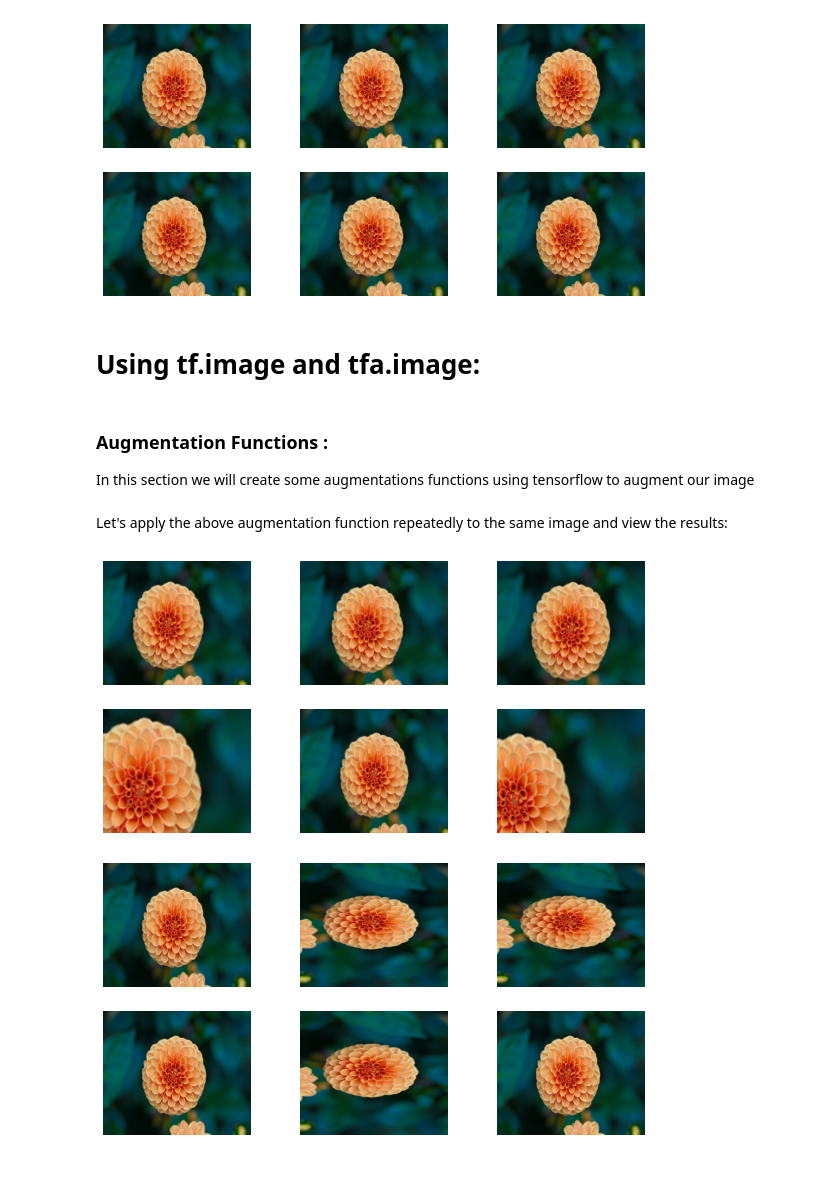
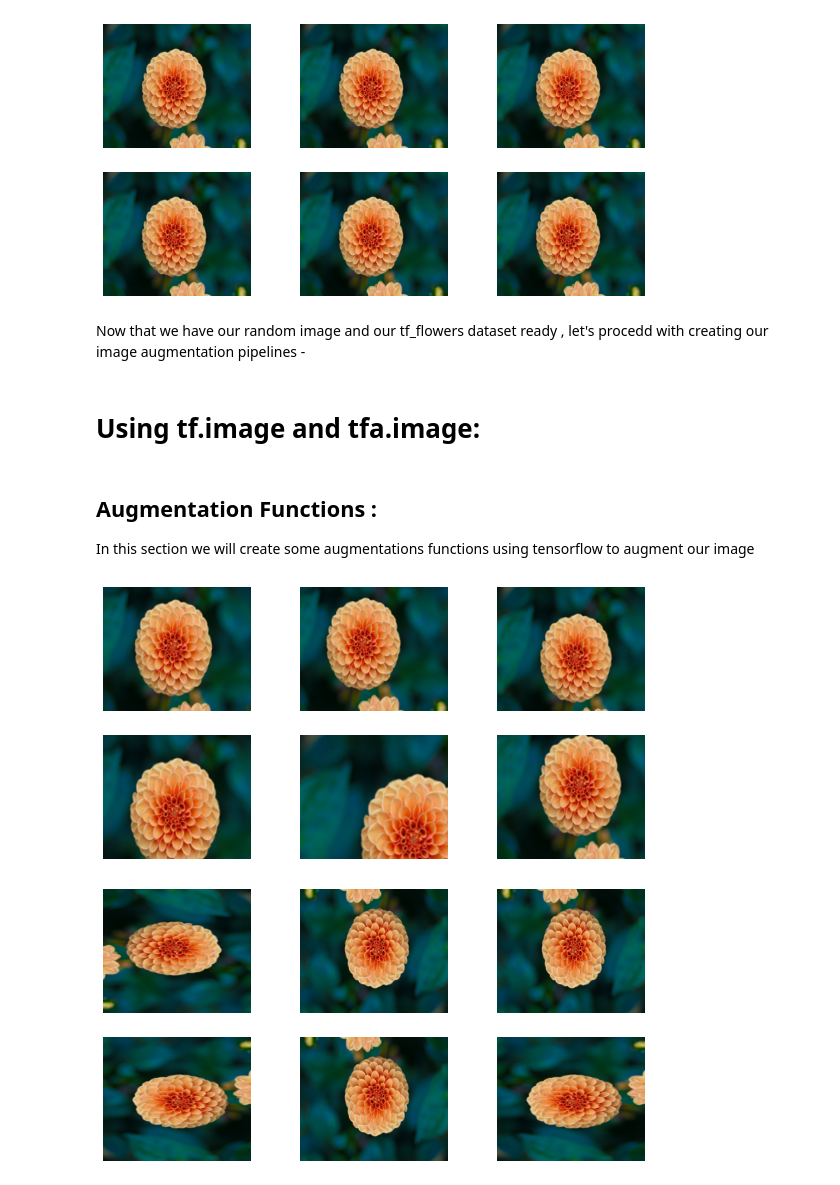
Before and after one commit to benihime91/blog, a Jupyter notebook: _notebooks/2020-11-15-image-augmentation-tensorflow.ipynb, the cells around one changed output. Drawn from its saved outputs; the diff is of its cells as text; code cells hidden in the pictures.

```diff
--- a/_notebooks/2020-11-15-image-augmentation-tensorflow.ipynb
+++ b/_notebooks/2020-11-15-image-augmentation-tensorflow.ipynb
@@ -73,38 +129,43 @@ for _ in range(9):
 show_image_batch(sample_batch)
 # %% [output]
 [figure]
+# %% [markdown]
+Now that we have our random image and our tf_flowers dataset ready , let's procedd with creating our image augmentation pipelines -
 # %% [markdown]
 # Using tf.image and tfa.image:
 # %% [markdown]
-### Augmentation Functions :
+## Augmentation Functions :
 
 In this section we will create some augmentations functions using tensorflow to augment our image
+# %%
+def resize_sample_image(image):
+    """
+    Resizes the sample_image to dimesions [h,w,3]
+    """
+    return tf.image.resize(image, size=(h,w))
 # %%
 def random_crop(image):
     """
     Randomly crops a given image
     """
+    shape = tf.shape(image)
     dims_factor = tf.random.uniform([], 0.5, 1.0, dtype=tf.float32)
-    height_dim  = tf.multiply(dims_factor, h)
-    width_dim   = tf.multiply(dims_factor, w)
-
+    height_dim  = tf.multiply(dims_factor, tf.cast(shape[0], tf.float32))
+    width_dim   = tf.multiply(dims_factor, tf.cast(shape[1], tf.float32))
     image = tf.image.random_crop(image, [height_dim, width_dim, 3])
-    #restore image dimensions
-    image = tf.image.resize(image, size=(h,w))
     return image
-# %% [markdown]
-Let's apply the above augmentation function repeatedly to the same image and view the results:
 # %%
-#hide_input
+#collaspe
 _batch = []
 fn = random_crop
 
 for _ in range(6):
     _im = fn(np.array(image))
+    _im = resize_sample_image(_im)
     _batch.append(np.uint(_im))
 show_image_batch(_batch)
 # %% [output]
-[figure, old version]
+[figure, new version]
 # %%
 def random_rotate90(image):
     """
@@ -120,17 +181,16 @@ def random_rotate90(image):
 
     elif rotate_prob > .25:
         image = tf.image.rot90(image, k=1) # rotate 90º
-    #restore image dimensions
-    image = tf.image.resize(image, size=(h,w))
     return image
 # %%
-#hide_input
+#collaspe
 _batch = []
 fn = random_rotate90
 
 for _ in range(6):
     _im = fn(np.array(image))
+    _im = resize_sample_image(_im)
     _batch.append(np.uint(_im))
 show_image_batch(_batch)
 # %% [output]
-[figure, old version]
+[figure, new version]
```
Also changed, not shown: parts of 34 cells of this notebook.
